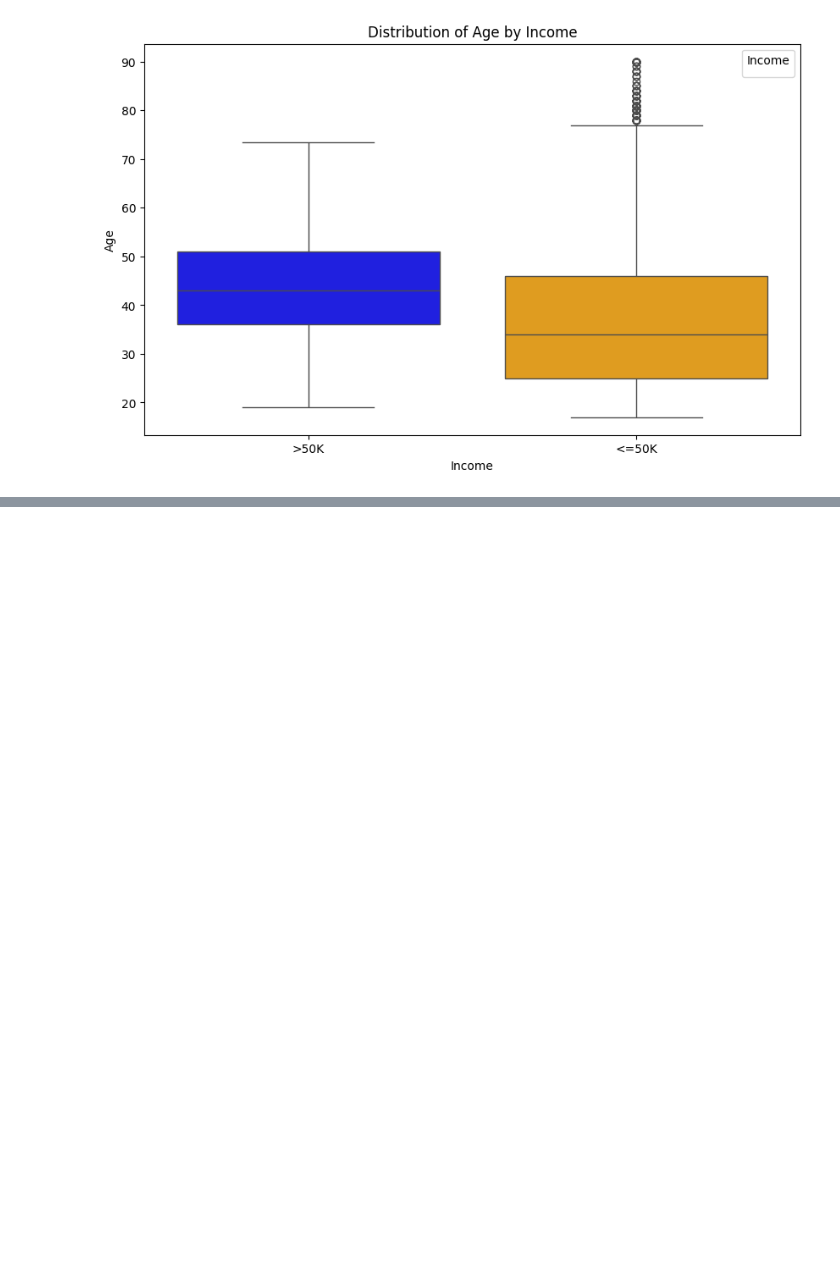
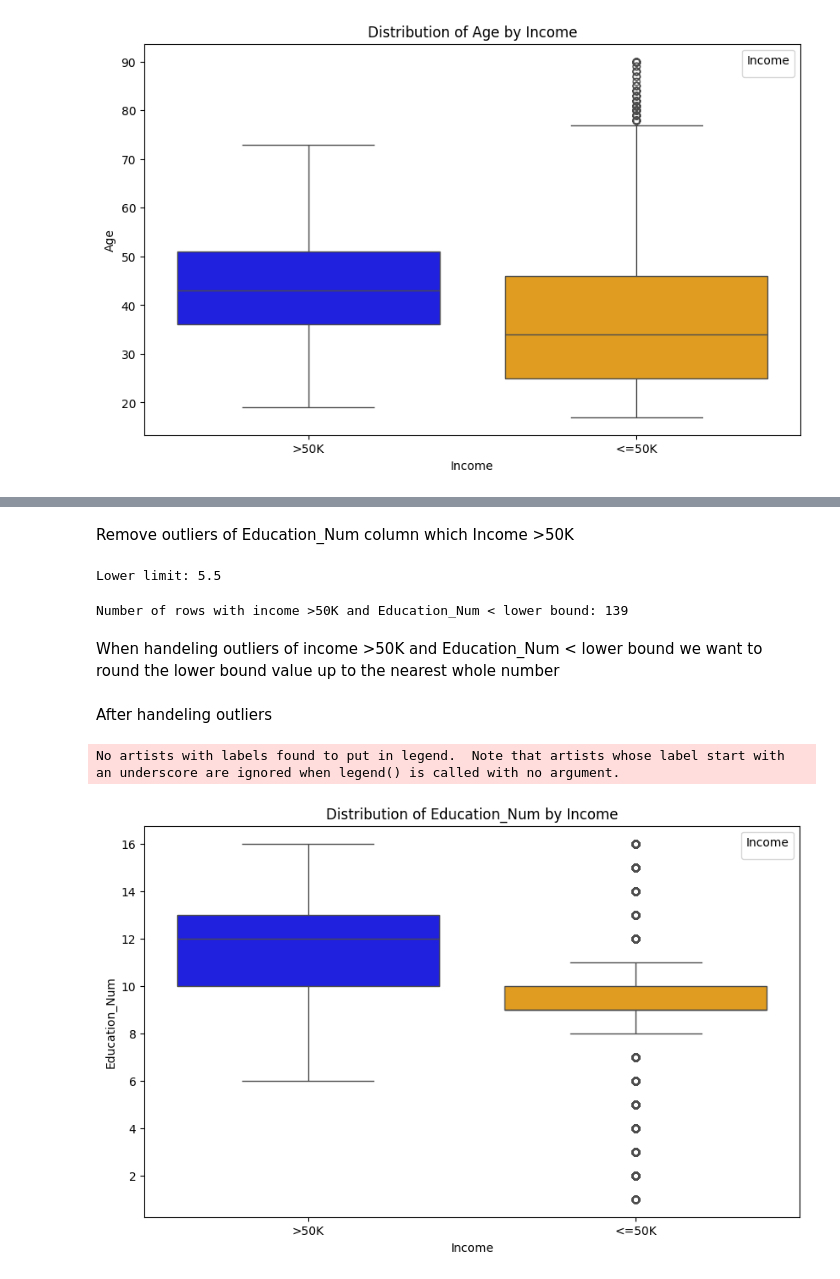
Before and after one commit to Benura2020/Income-Classification-ML, a Jupyter notebook: income_prediction_ml_project.ipynb, the cells around one changed output, grey strips where cells are left out. Drawn from its saved outputs; the diff is of its cells as text; code cells hidden in the pictures; blank space fills up the shorter version.

```diff
--- a/income_prediction_ml_project.ipynb
+++ b/income_prediction_ml_project.ipynb
@@ -1113,0 +1216,47 @@ Name: Age, Length: 11680, dtype: int64
+# %% [markdown]
+Remove outliers of Education_Num column which Income >50K
+# %%
+# Select Education_Num data for income >50k
+education_num_over50K = census_income_df[census_income_df['Income'] == '>50K']['Education_Num']
+
+# calculate IQR
+Q1 = education_num_over50K.quantile(0.25)
+Q3 = education_num_over50K.quantile(0.75)
+IQR = Q3 - Q1
+
+# lower and upper bounds
+lower_bound = Q1 - 1.5 * IQR
+
+print("Lower limit:", lower_bound)
+# %% [output]
+Lower limit: 5.5
+# %%
+# get count of rows where income is >50K and Education_Num is less than the lower bound
+outliers_over50K_education_num = census_income_df[(census_income_df['Income'] == '>50K') & (census_income_df['Education_Num'] < lower_bound)]
+
+print("Number of rows with income >50K and Education_Num < lower bound:", len(outliers_over50K_education_num))
+# %% [output]
+Number of rows with income >50K and Education_Num < lower bound: 139
+# %% [markdown]
+When handeling outliers of income >50K and Education_Num < lower bound we want to round the lower bound value up to the nearest whole number
+# %%
+# Cap outliers at the lower bound value (rounded up to the nearest whole number)
+census_income_df.loc[(census_income_df['Income'] == '>50K') & (census_income_df['Education_Num'] < lower_bound), 'Education_Num'] = math.ceil(lower_bound)
+# %% [markdown]
+After handeling outliers
+# %%
+# Define colors for income groups
+under50K_color = 'orange'
+over50K_color = 'blue'
+
+# Create a box plot for the "Education_Num" column with hue for income group
+plt.figure(figsize=(10, 6))
+sns.boxplot(y=census_income_df["Education_Num"], x=census_income_df["Income"], hue=census_income_df["Income"], palette={'>50K': over50K_color, '<=50K': under50K_color})
+plt.title("Distribution of Education_Num by Income")
+plt.ylabel("Education_Num")
+plt.xlabel("Income")
+plt.legend(title='Income', loc='upper right')
+plt.show()
+# %% [output]
+No artists with labels found to put in legend.  Note that artists whose label start with an underscore are ignored when legend() is called with no argument.
+[figure, added]
```
Also changed, not shown: parts of 78 cells of this notebook, 2 other files.
